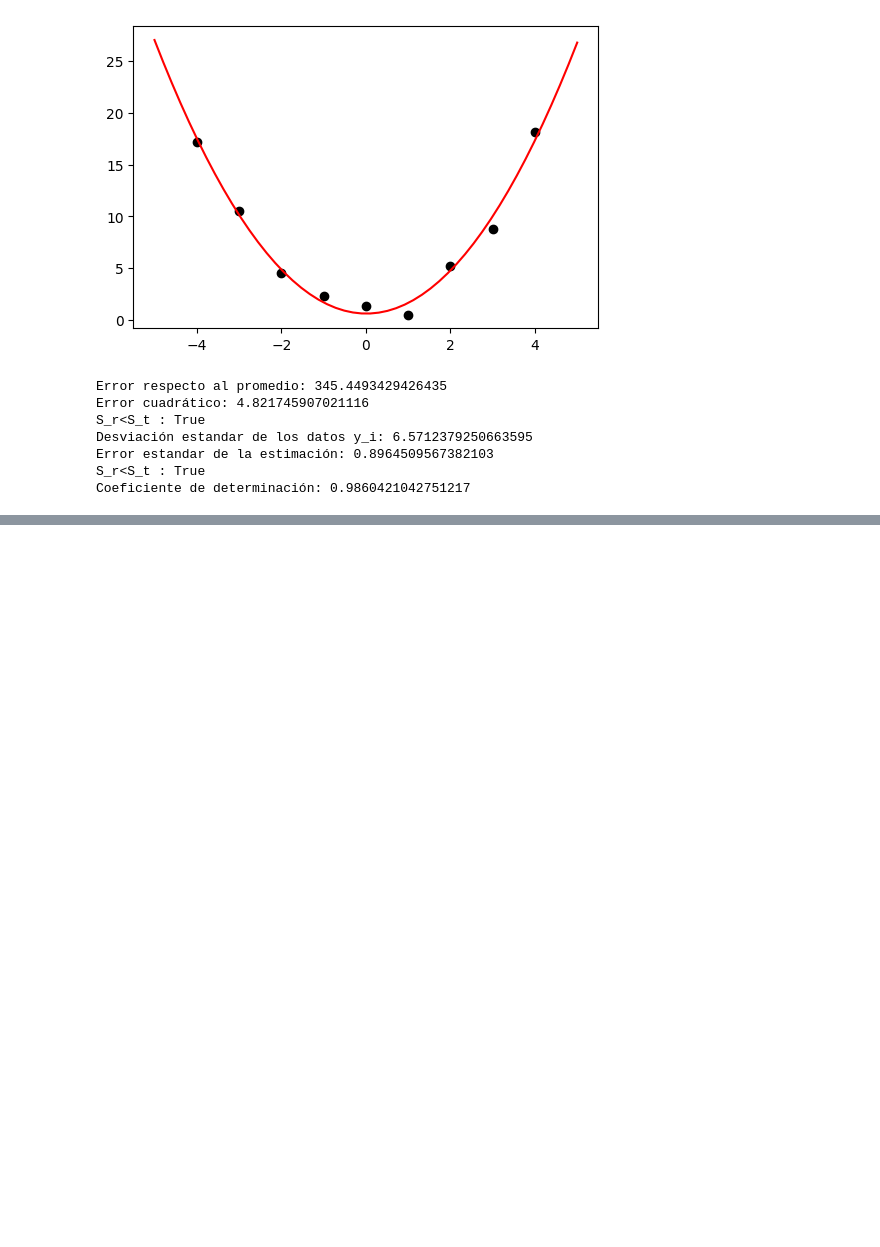
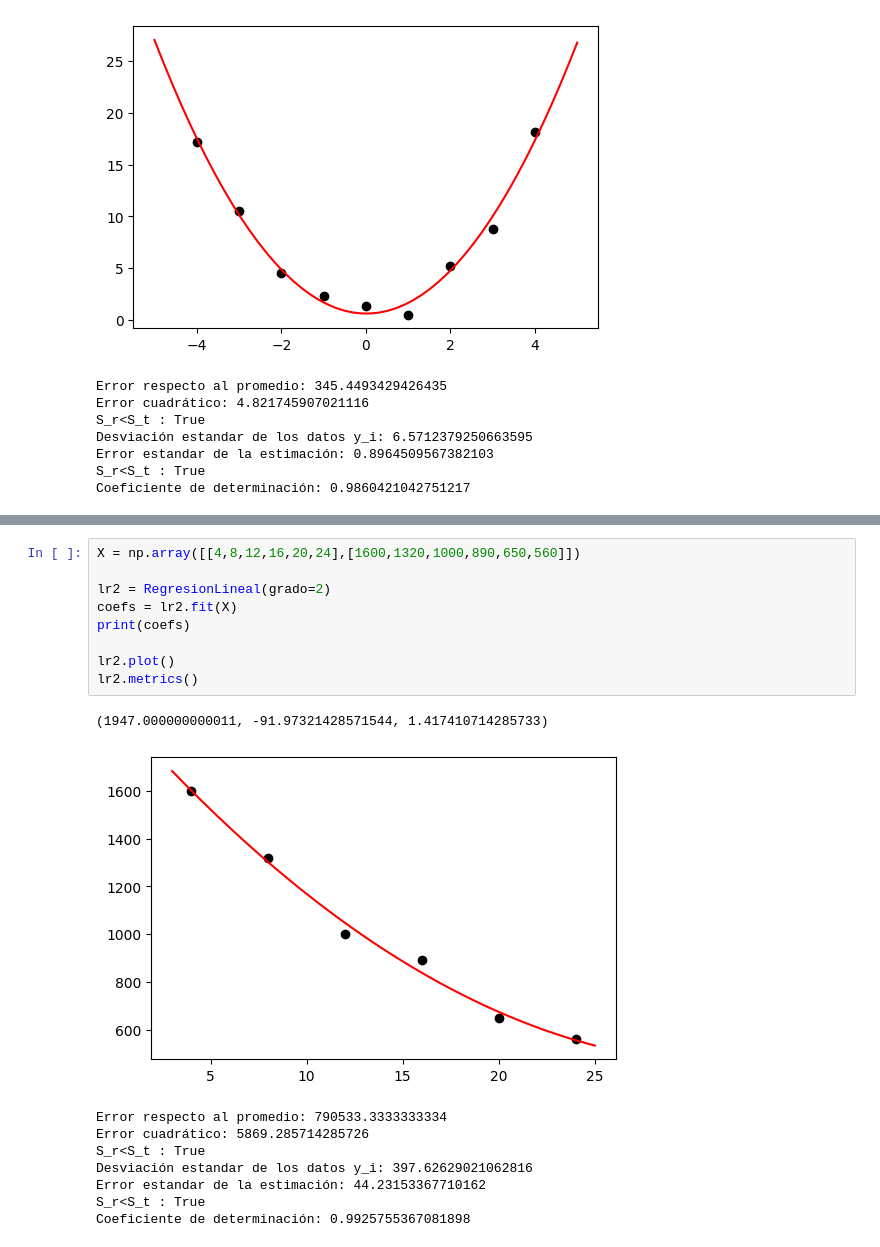
Before and after one commit to gmauricio-toledo/UNISON-teaching, a Jupyter notebook: regresion-lineal.ipynb, the cells around one changed output, grey strips where cells are left out. Saved outputs shown, nothing was run; the diff lists cells and outputs as text; blank space fills up the shorter version.

```diff
--- a/regresion-lineal.ipynb
+++ b/regresion-lineal.ipynb
@@ -72,0 +137,19 @@ Coeficiente de determinación: 0.9860421042751217
+# %%
+X = np.array([[4,8,12,16,20,24],[1600,1320,1000,890,650,560]])
+
+lr2 = RegresionLineal(grado=2)
+coefs = lr2.fit(X)
+print(coefs)
+
+lr2.plot()
+lr2.metrics()
+# %% [output]
+(1947.000000000011, -91.97321428571544, 1.417410714285733)
+[figure, added]
+Error respecto al promedio: 790533.3333333334
+Error cuadrático: 5869.285714285726
+S_r<S_t : True
+Desviación estandar de los datos y_i: 397.62629021062816
+Error estandar de la estimación: 44.23153367710162
+S_r<S_t : True
+Coeficiente de determinación: 0.9925755367081898
```
Also changed, not shown: parts of 10 cells of this notebook, 2 other files.
